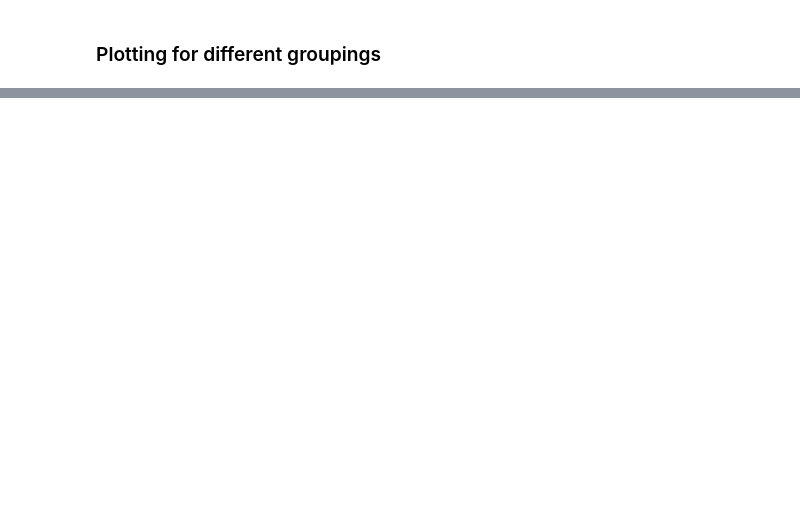
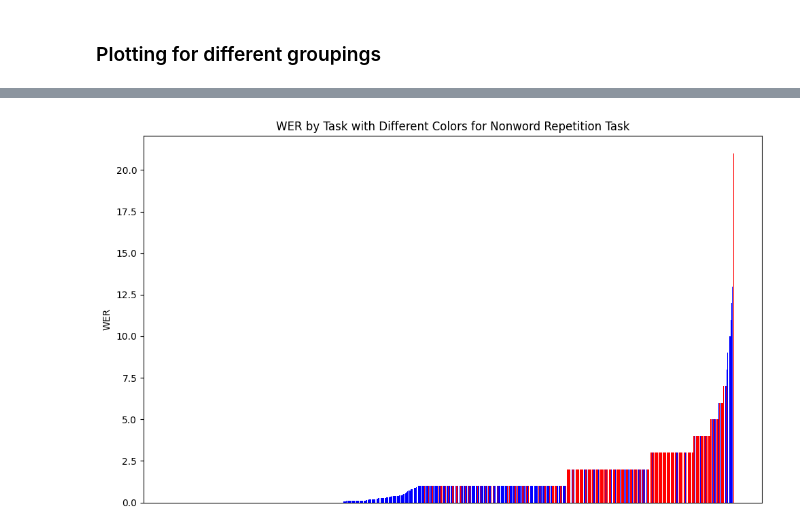
Before and after one commit to sensein/rer_wer, a Jupyter notebook: src/rer_wer/figures.ipynb, the cells around one changed output, grey strips where cells are left out. Cells and saved outputs as stored; diff of their text form; code cells hidden in the pictures; blank space fills up the shorter version.

```diff
--- a/src/rer_wer/figures.ipynb
+++ b/src/rer_wer/figures.ipynb
@@ -136,0 +136,10 @@ plot_stats(wer_by_file, 'File')
+# %%
+#plot_stats(wer_by_file, 'File')
+
+# Pick 10,000 random values from the dataframe
+df_output_sorted = df_output.sample(n=int(len(df_output)*0.01), random_state=42)
+
+# Sort the dataframe by 'wer'
+df_output_sorted = df_output_sorted.sort_values(by='wer')
+df_output_sorted = df_output_sorted.reset_index(drop=True)
+df_output_sorted
@@ -137,2 +160,24 @@ plot_stats(wer_by_file, 'File')
+# %%
+import matplotlib.pyplot as plt
+%matplotlib inline
+import numpy as np
+
+# Define colors for the barplot using numpy for better performance
+tasks = df_output_sorted['task'].values
+colors = np.where(tasks == 'task-NonwordRepetition', 'red', 'blue')
+
+# Create the barplot
+fig, ax = plt.subplots(figsize=(10, 6))
+bars = ax.bar(df_output_sorted.index, df_output_sorted['wer'], color=colors, capsize=5)
+
+ax.set_ylabel('WER')
+ax.set_title('WER by Task with Different Colors for Nonword Repetition Task')
+ax.set_xticks([])  # This hides x-axis labels
+
+plt.xticks(rotation=45)
+plt.tight_layout()
+plt.show()
+# %% [output]
+[figure, added]
 # %%
 plot_stats(wer_by_school, 'School', 'school')
```
Also changed, not shown: parts of 13 cells of this notebook.
